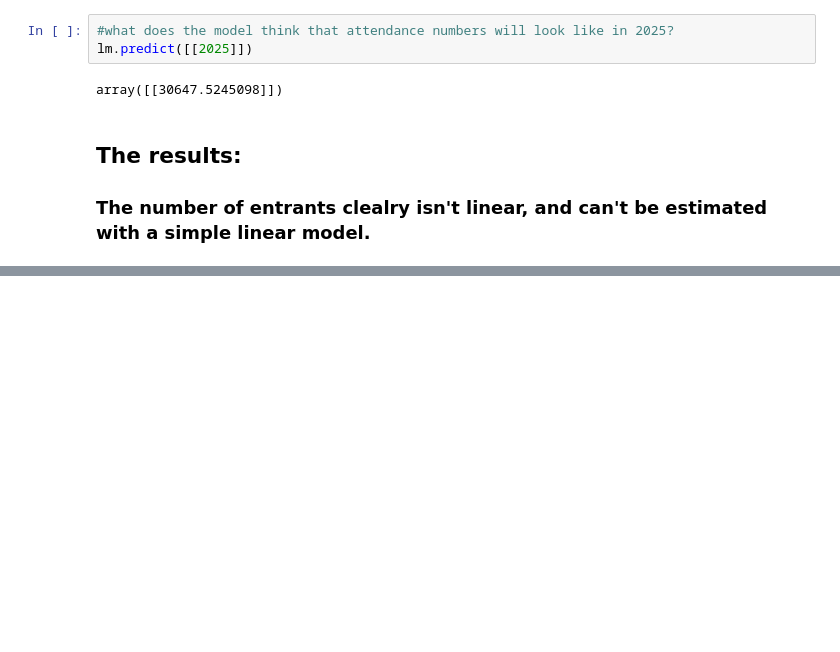
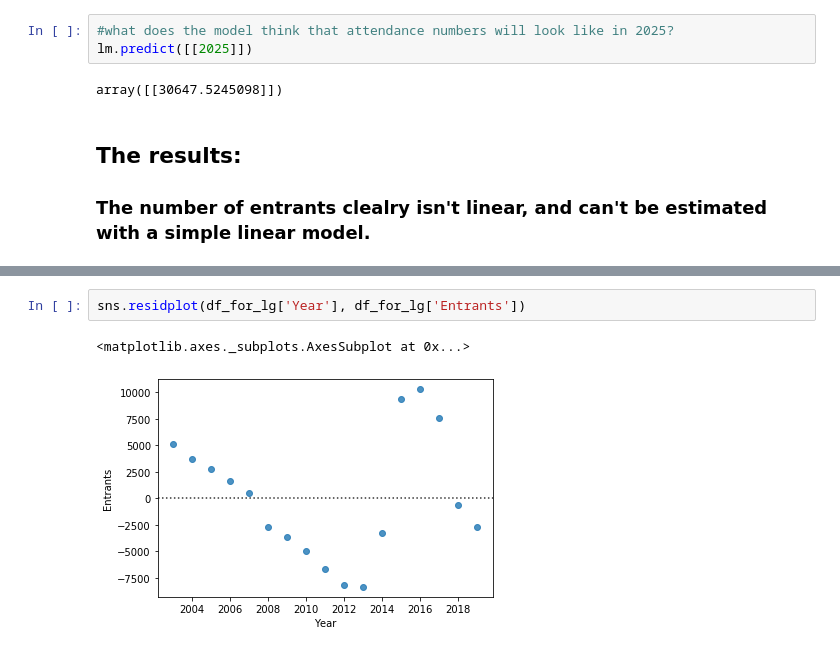
Before and after one commit to jwitt88/ssbm-data-analysis, a Jupyter notebook: event-attendance-analysis.ipynb, the cells around one changed output, grey strips where cells are left out. Cells and saved outputs as stored; diff of their text form; blank space fills up the shorter version.

```diff
--- a/event-attendance-analysis.ipynb
+++ b/event-attendance-analysis.ipynb
@@ -187,0 +216,5 @@ array([[30647.5245098]])
+# %%
+sns.residplot(df_for_lg['Year'], df_for_lg['Entrants'])
+# %% [output]
+<matplotlib.axes._subplots.AxesSubplot at 0x...>
+[figure, added]
```
Also changed, not shown: parts of 5 cells of this notebook.
